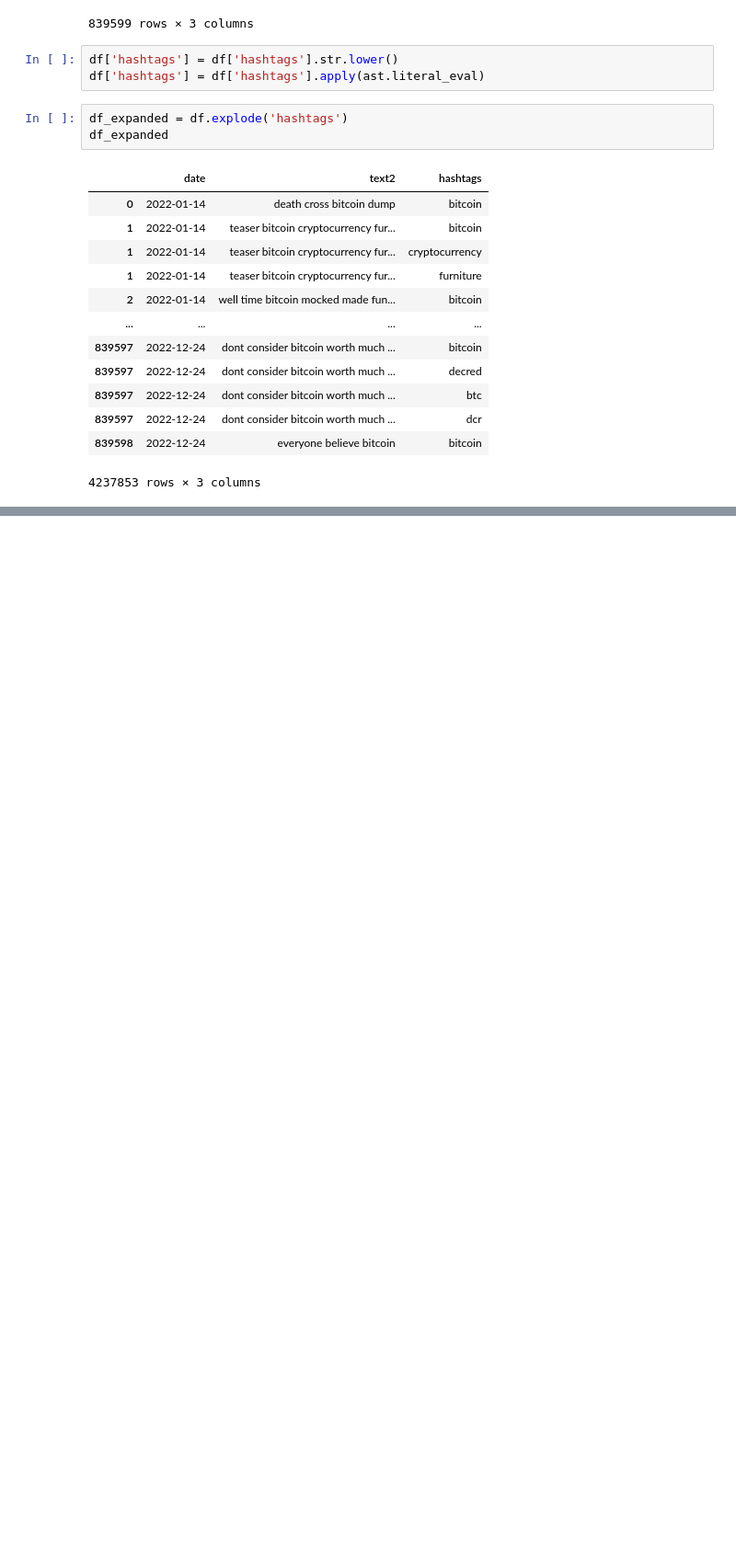
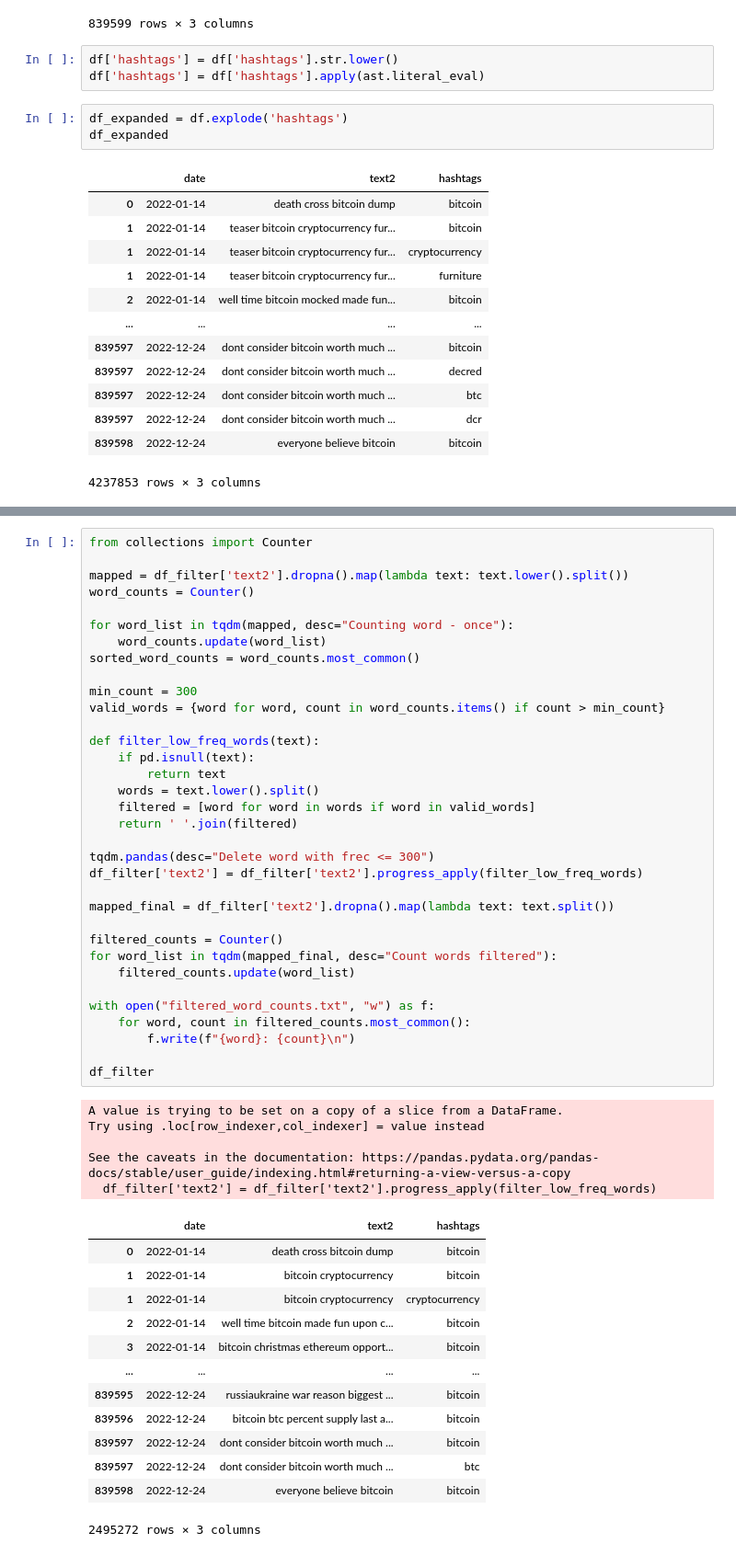
Before and after one commit to reqhiem/bitcoin-tweets-data-processing, a Jupyter notebook: delete_hashtags.ipynb, the cells around one changed output, grey strips where cells are left out. Shown at 92% size. Cells and saved outputs as stored; diff of their text form; blank space fills up the shorter version.

```diff
--- a/delete_hashtags.ipynb
+++ b/delete_hashtags.ipynb
@@ -95,0 +210,53 @@ with open("hashtag_timeline_1000.json", "w") as f:
+# %%
+from collections import Counter
+
+mapped = df_filter['text2'].dropna().map(lambda text: text.lower().split())
+word_counts = Counter()
+
+for word_list in tqdm(mapped, desc="Counting word - once"):
+    word_counts.update(word_list)
+sorted_word_counts = word_counts.most_common()
+
+min_count = 300
+valid_words = {word for word, count in word_counts.items() if count > min_count}
+
+def filter_low_freq_words(text):
+    if pd.isnull(text):
+        return text
+    words = text.lower().split()
+    filtered = [word for word in words if word in valid_words]
+    return ' '.join(filtered)
+
+tqdm.pandas(desc="Delete word with frec <= 300")
+df_filter['text2'] = df_filter['text2'].progress_apply(filter_low_freq_words)
+
+mapped_final = df_filter['text2'].dropna().map(lambda text: text.split())
+
+filtered_counts = Counter()
+for word_list in tqdm(mapped_final, desc="Count words filtered"):
+    filtered_counts.update(word_list)
+
+with open("filtered_word_counts.txt", "w") as f:
+    for word, count in filtered_counts.most_common():
+        f.write(f"{word}: {count}\n")
+
+df_filter
+# %% [output]
+A value is trying to be set on a copy of a slice from a DataFrame.
+Try using .loc[row_indexer,col_indexer] = value instead
+
+See the caveats in the documentation: https://pandas.pydata.org/pandas-docs/stable/user_guide/indexing.html#returning-a-view-versus-a-copy
+  df_filter['text2'] = df_filter['text2'].progress_apply(filter_low_freq_words)
+|  | date | text2 | hashtags |
+| 0 | 2022-01-14 | death cross bitcoin dump | bitcoin |
+| 1 | 2022-01-14 | bitcoin cryptocurrency | bitcoin |
+| 1 | 2022-01-14 | bitcoin cryptocurrency | cryptocurrency |
+| 2 | 2022-01-14 | well time bitcoin made fun upon c... | bitcoin |
+| 3 | 2022-01-14 | bitcoin christmas ethereum opport... | bitcoin |
+| ... | ... | ... | ... |
+| 839595 | 2022-12-24 | russiaukraine war reason biggest ... | bitcoin |
+| 839596 | 2022-12-24 | bitcoin btc percent supply last a... | bitcoin |
+| 839597 | 2022-12-24 | dont consider bitcoin worth much ... | bitcoin |
+| 839597 | 2022-12-24 | dont consider bitcoin worth much ... | btc |
+| 839598 | 2022-12-24 | everyone believe bitcoin | bitcoin |
+2495272 rows × 3 columns
```
Also changed, not shown: parts of 13 cells of this notebook.
